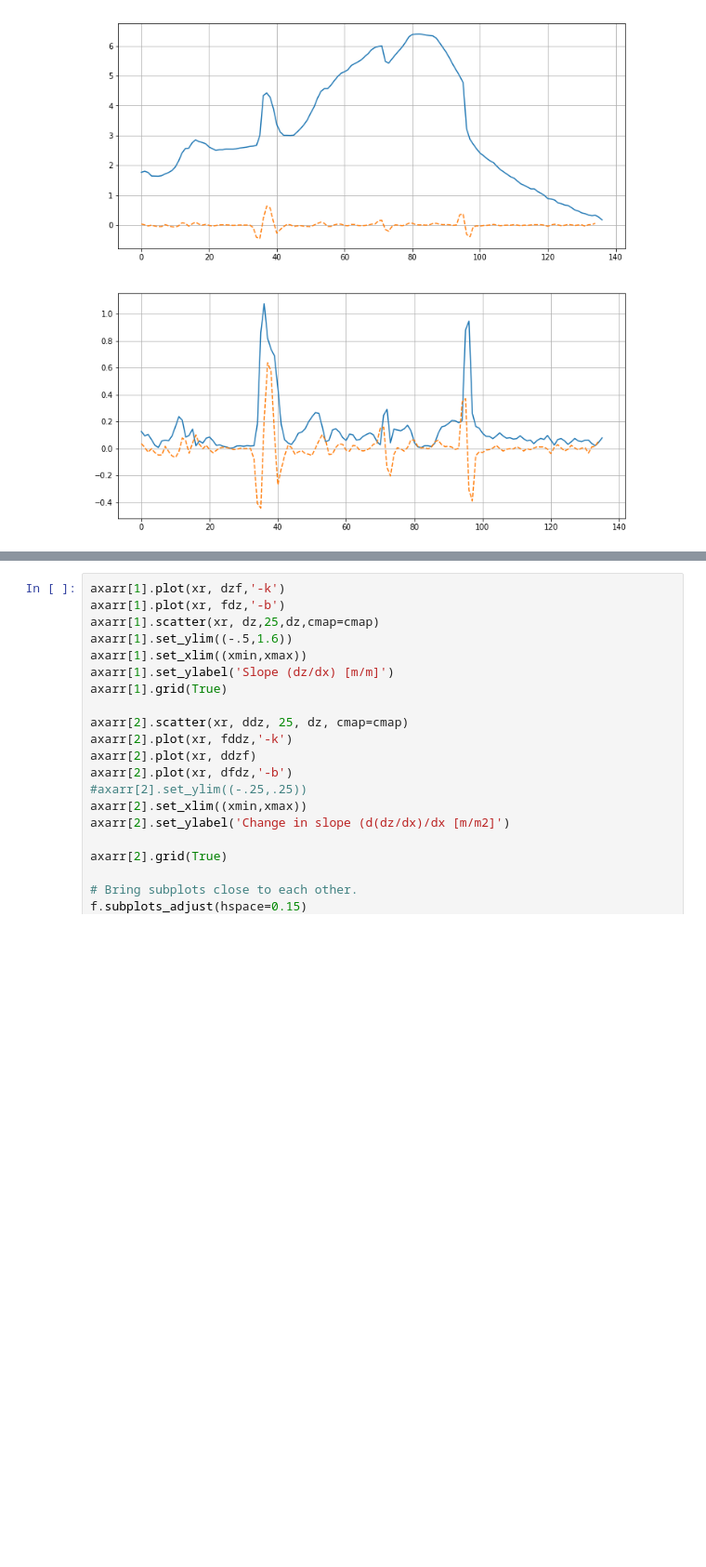
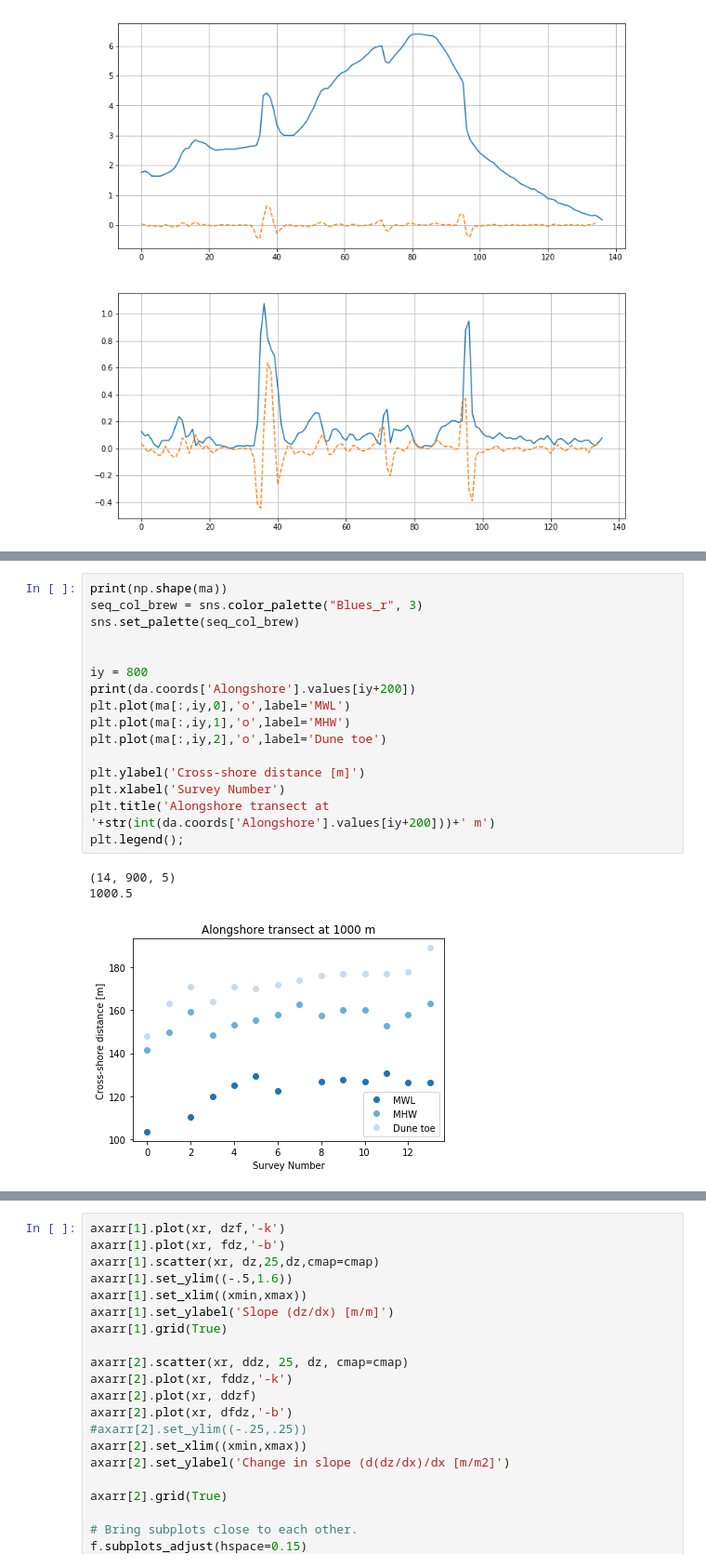
Before and after one commit to csherwood-usgs/Raster_calcs, a Jupyter notebook: Sandwich_profiles_from_xarray.ipynb, the cells around one changed output, grey strips where cells are left out. Shown at 93% size. Drawn from its saved outputs; the diff is of its cells as text; blank space fills up the shorter version.

```diff
--- a/Sandwich_profiles_from_xarray.ipynb
+++ b/Sandwich_profiles_from_xarray.ipynb
@@ -233 +259,21 @@ NameError: name 'np' is not defined
+# %%
+print(np.shape(ma))
+seq_col_brew = sns.color_palette("Blues_r", 3)
+sns.set_palette(seq_col_brew)
+
+
+iy = 800
+print(da.coords['Alongshore'].values[iy+200])
+plt.plot(ma[:,iy,0],'o',label='MWL')
+plt.plot(ma[:,iy,1],'o',label='MHW')
+plt.plot(ma[:,iy,2],'o',label='Dune toe')
+
+plt.ylabel('Cross-shore distance [m]')
+plt.xlabel('Survey Number')
+plt.title('Alongshore transect at '+str(int(da.coords['Alongshore'].values[iy+200]))+' m')
+plt.legend();
+# %% [output]
+(14, 900, 5)
+1000.5
+[figure, added]
 # %%
```
Also changed, not shown: parts of 5 cells of this notebook.
